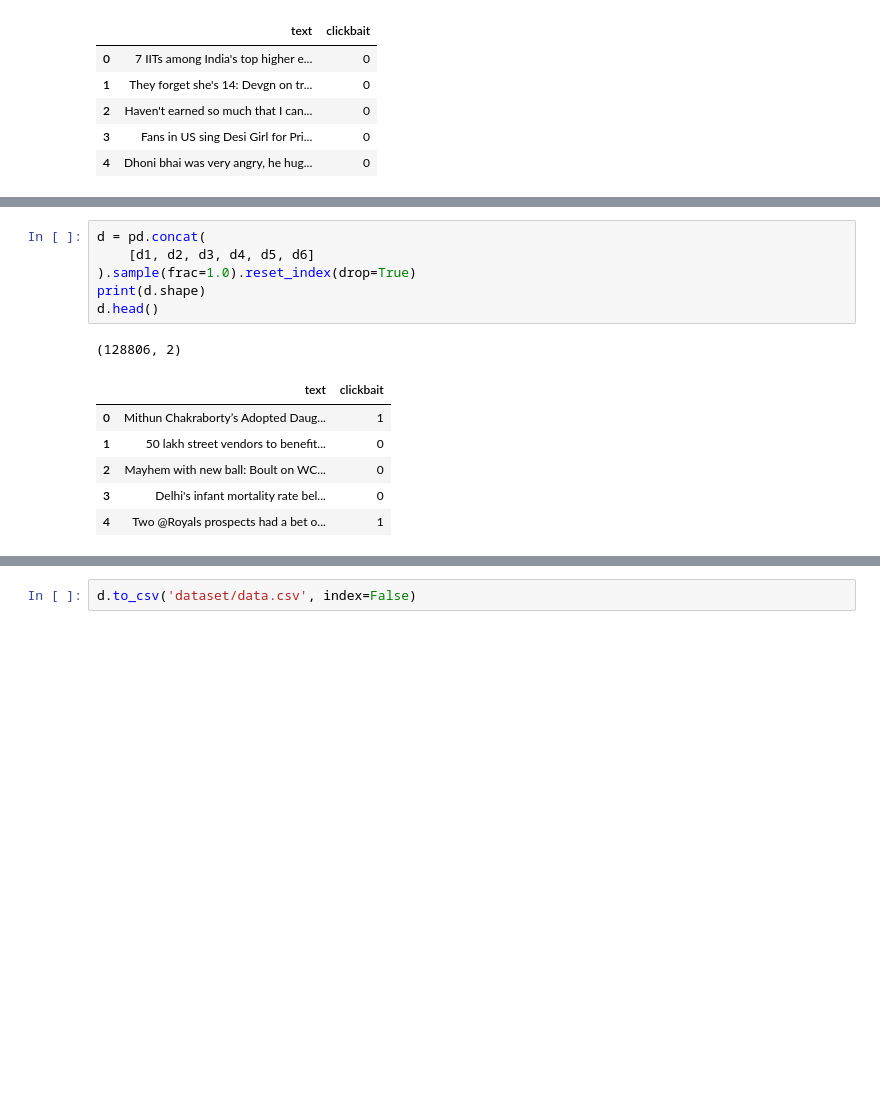
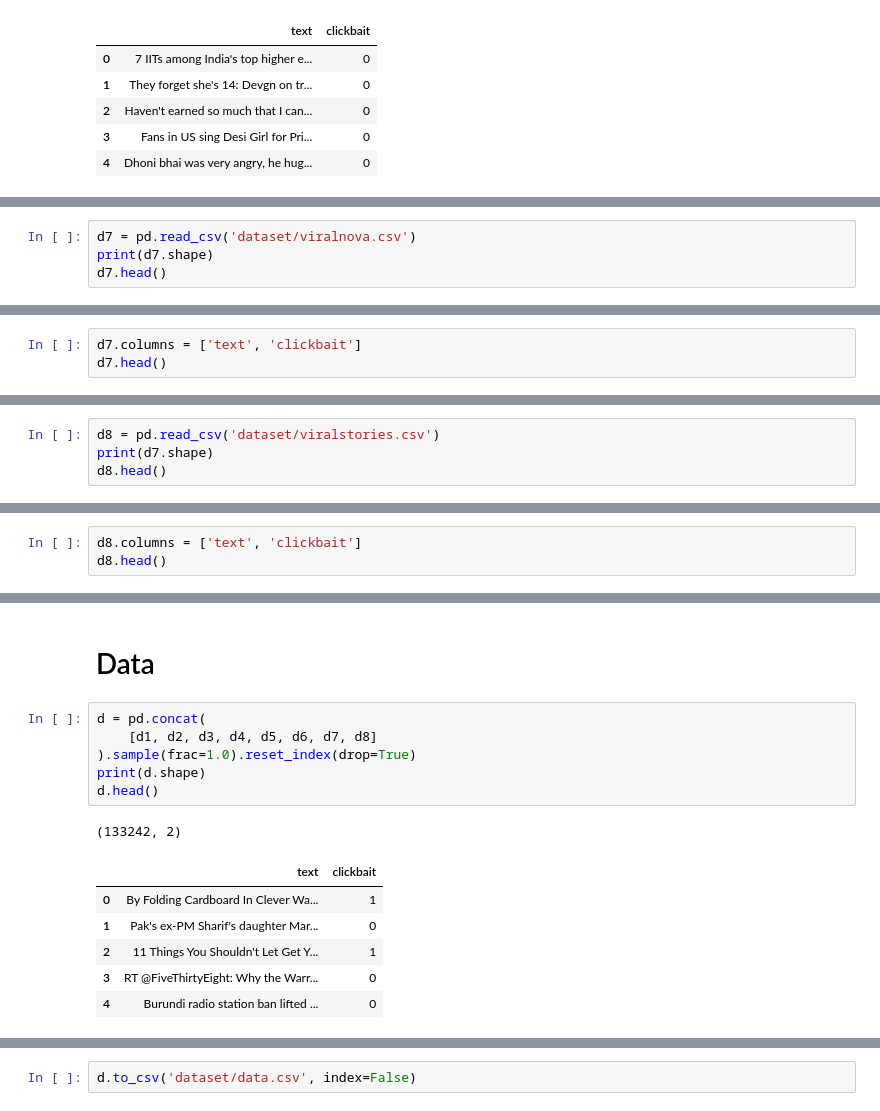
Before and after one commit to Ritvik19/Clickbait-Detection, a Jupyter notebook: 00z Dataset Preparation.ipynb, the cells around one changed output, grey strips where cells are left out. Drawn from its saved outputs; the diff is of its cells as text; blank space fills up the shorter version.

Commit message:
Data Preparation and EDA

```diff
--- a/00c Dataset Preparation.ipynb
+++ b/00z Dataset Preparation.ipynb
@@ -154,0 +158,4 @@ d6.head()
+# %%
+d7 = pd.read_csv('dataset/viralnova.csv')
+print(d7.shape)
+d7.head()
@@ -154,0 +170,3 @@ d6.head()
+# %%
+d7.columns = ['text', 'clickbait']
+d7.head()
@@ -154,0 +182,4 @@ d6.head()
+# %%
+d8 = pd.read_csv('dataset/viralstories.csv')
+print(d7.shape)
+d8.head()
@@ -154,0 +194,3 @@ d6.head()
+# %%
+d8.columns = ['text', 'clickbait']
+d8.head()
@@ -155,17 +204,19 @@ d6.head()
+# %% [markdown]
+# Data
 # %%
 d = pd.concat(
-    [d1, d2, d3, d4, d5, d6]
+    [d1, d2, d3, d4, d5, d6, d7, d8]
 ).sample(frac=1.0).reset_index(drop=True)
 print(d.shape)
 d.head()
 # %% [output]
-(128806, 2)
+(133242, 2)
 |  | text | clickbait |
-| 0 | Mithun Chakraborty’s Adopted Daug... | 1 |
-| 1 | 50 lakh street vendors to benefit... | 0 |
-| 2 | Mayhem with new ball: Boult on WC... | 0 |
-| 3 | Delhi's infant mortality rate bel... | 0 |
-| 4 | Two @Royals prospects had a bet o... | 1 |
+| 0 | By Folding Cardboard In Clever Wa... | 1 |
+| 1 | Pak's ex-PM Sharif's daughter Mar... | 0 |
+| 2 | 11 Things You Shouldn't Let Get Y... | 1 |
+| 3 | RT @FiveThirtyEight: Why the Warr... | 0 |
+| 4 | Burundi radio station ban lifted ... | 0 |
 # %%
 d.drop_duplicates(subset='text', keep=False, inplace=True)
 d.dropna(inplace=True)
```
Also changed, not shown: parts of 8 cells of this notebook, 3 other files.
